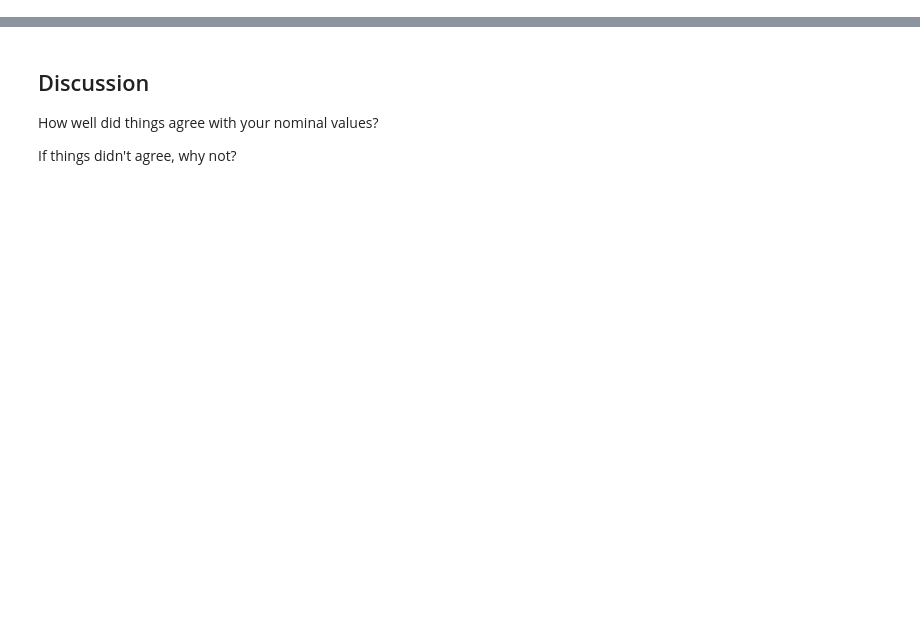
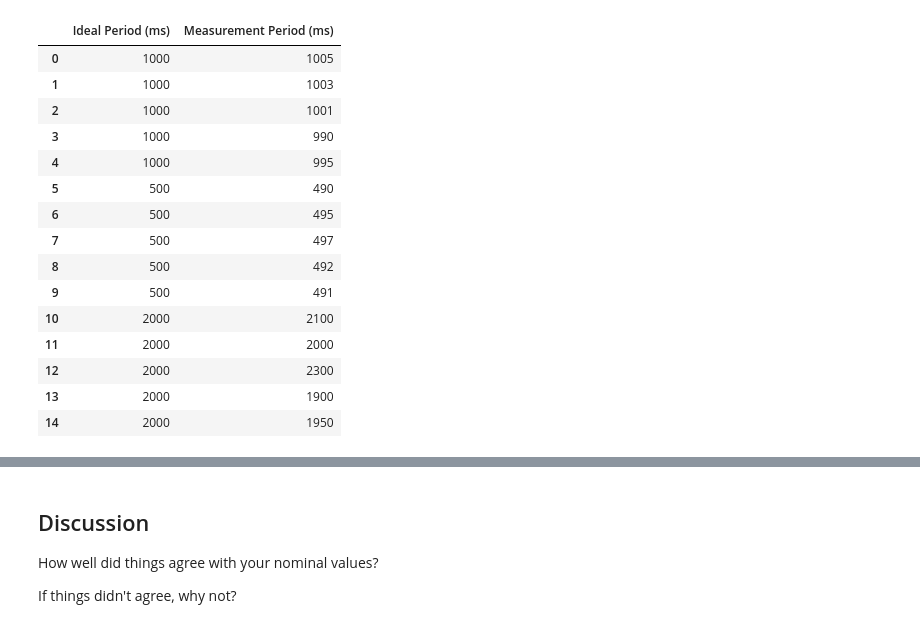
Before and after one commit to jamesmu03/zephyr-hrm, a Jupyter notebook: testing/technical_report.ipynb, the cells around one changed output, grey strips where cells are left out. Cells and saved outputs as stored; diff of their text form; code cells hidden in the pictures; blank space fills up the shorter version.

```diff
--- a/testing/technical_report.ipynb
+++ b/testing/technical_report.ipynb
@@ -37,0 +14,29 @@ Remember to read raw data in from a separate file!!
+# %%
+import numpy as np
+import scipy as sp
+import matplotlib.pyplot as plt
+import pandas as pd
+import seaborn as sns
+
+# Load the data
+timing_data = pd.read_csv('data.csv')
+
+# Print the first few rows of the data
+timing_data.head(20)
+# %% [output]
+|  | Ideal Period (ms) | Measurement Period (ms) |
+| 0 | 1000 | 1005 |
+| 1 | 1000 | 1003 |
+| 2 | 1000 | 1001 |
+| 3 | 1000 | 990 |
+| 4 | 1000 | 995 |
+| 5 | 500 | 490 |
+| 6 | 500 | 495 |
+| 7 | 500 | 497 |
+| 8 | 500 | 492 |
+| 9 | 500 | 491 |
+| 10 | 2000 | 2100 |
+| 11 | 2000 | 2000 |
+| 12 | 2000 | 2300 |
+| 13 | 2000 | 1900 |
+| 14 | 2000 | 1950 |
```
Also changed, not shown: parts of 16 cells of this notebook, 3 other files.
